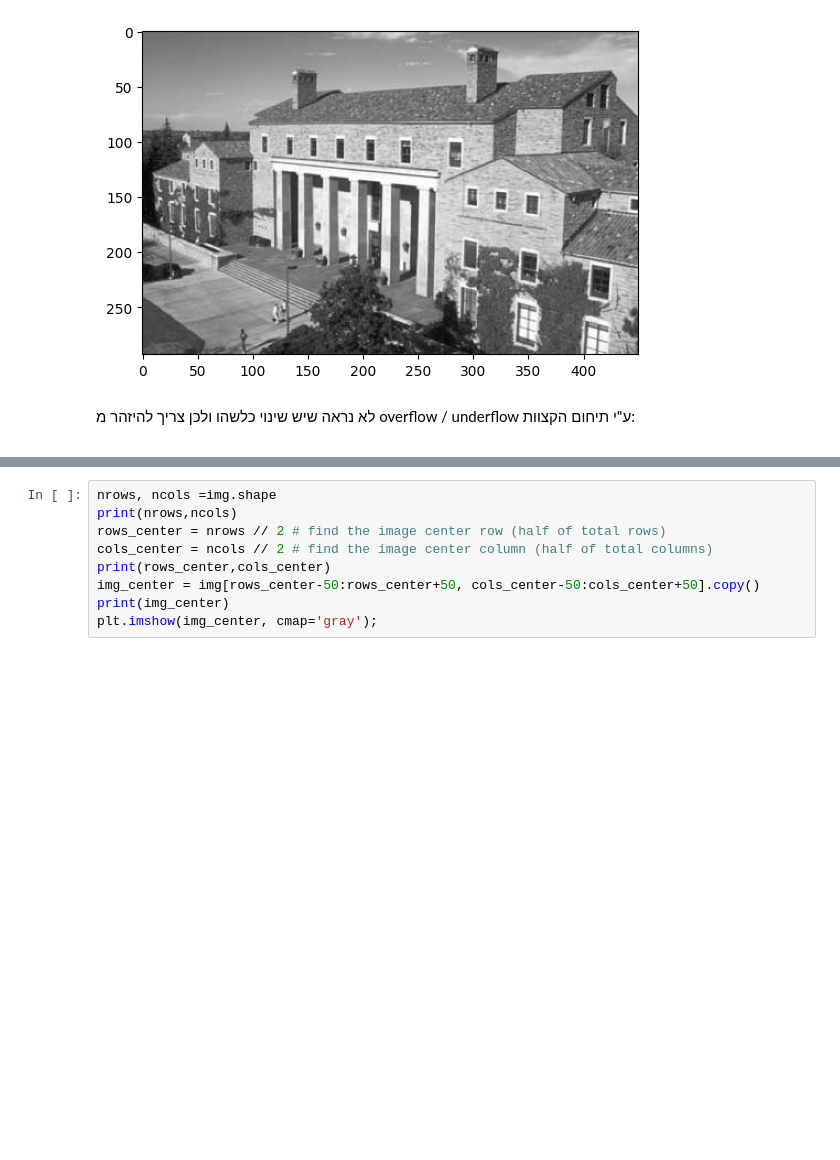
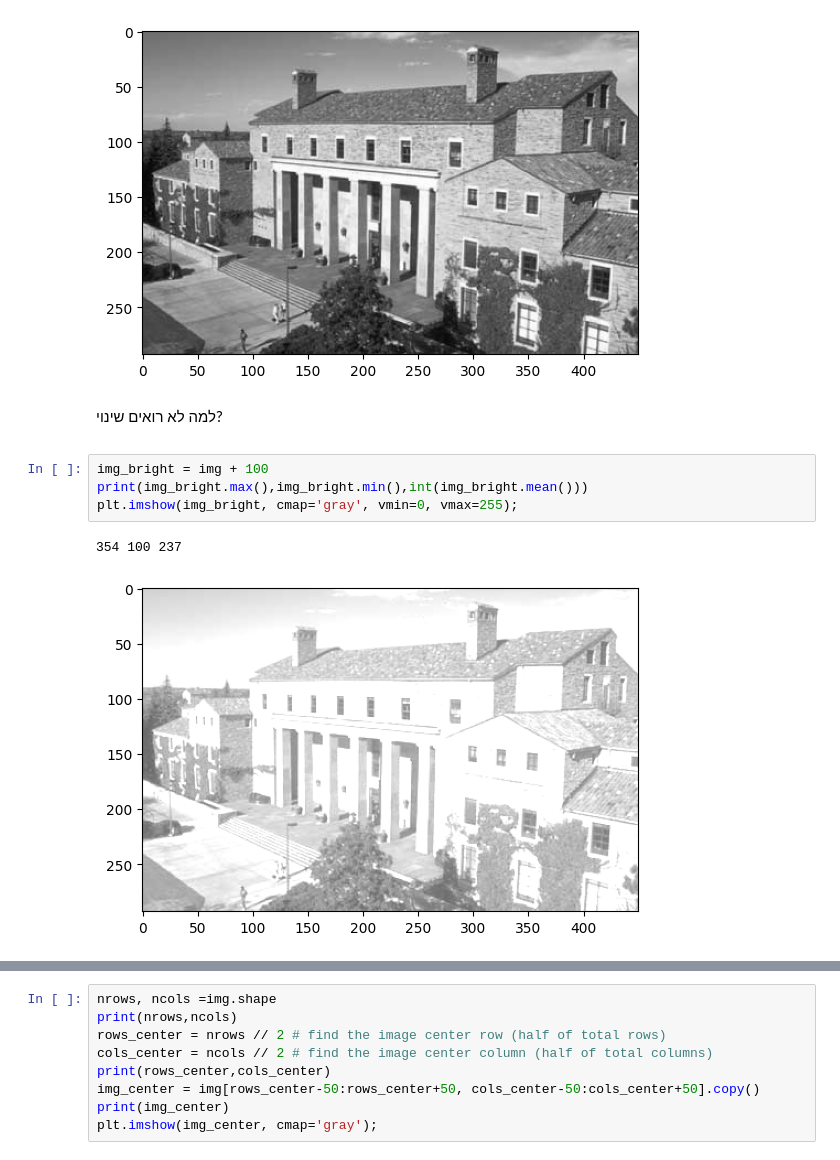
Before and after one commit to ArielaLevkov/ImageProcessing_TA, a Jupyter notebook: recitations/Recitation_02_Images.ipynb, the cells around one changed output, grey strips where cells are left out. Saved outputs shown, nothing was run; the diff lists cells and outputs as text; blank space fills up the shorter version.

```diff
--- a/recitations/Recitation_02_Images.ipynb
+++ b/recitations/Recitation_02_Images.ipynb
@@ -191,7 +202,12 @@ plt.imshow(img_dark, cmap='gray');
 # %% [markdown]
 <div dir="rtl">
 
-לא נראה שיש שינוי כלשהו ולכן
-צריך להיזהר מ overflow / underflow ע"י תיחום הקצוות:
-
+למה לא רואים שינוי?
 <div>
+# %%
+img_bright = img + 100
+print(img_bright.max(),img_bright.min(),int(img_bright.mean()))
+plt.imshow(img_bright, cmap='gray', vmin=0, vmax=255);
+# %% [output]
+354 100 237
+[figure, added]
```
Also changed, not shown: parts of 17 cells of this notebook.
